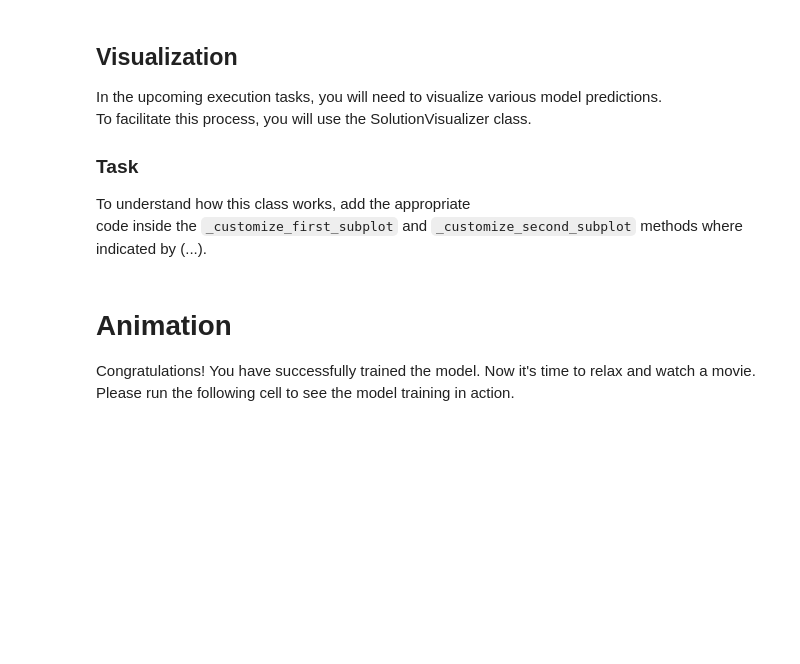
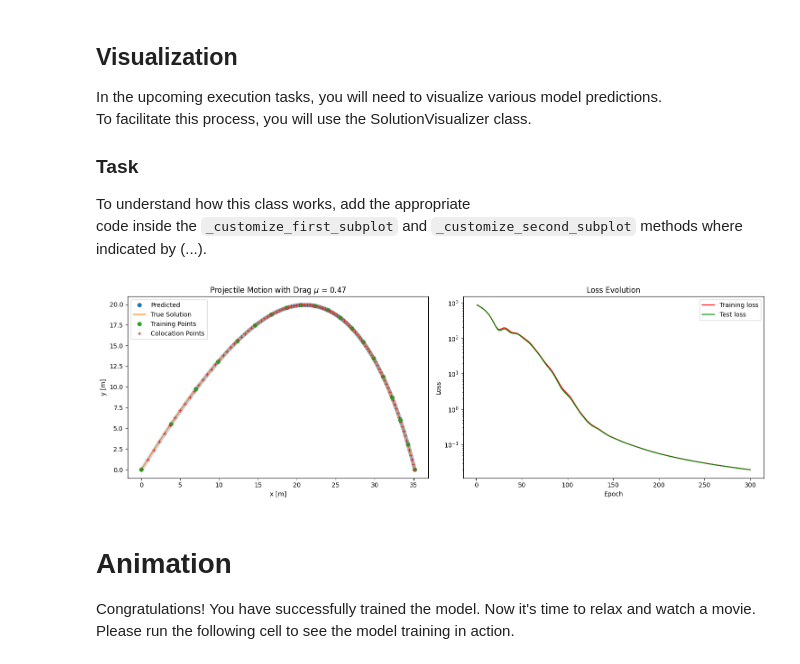
Before and after one commit to justlikemanuel/ZnPINNLab, a Jupyter notebook: day1/projectile_motion_template.ipynb, the cells around one changed output. Cells and saved outputs as stored; diff of their text form; code cells hidden in the pictures; blank space fills up the shorter version.

```diff
--- a/day1/projectile_motion_template.ipynb
+++ b/day1/projectile_motion_template.ipynb
@@ -417,12 +445,12 @@ def compute_data_loss(model : nn.Module, dataset: dict):
     """
     # Step 1: Compute predicted x and y values using the neural network model.
     #         Replace ... with the appropriate code.
-    #x_pred, y_pred = model(...)
+    x_pred, y_pred = model(dataset["inputs"])
 
     # Step 2: Calculate mean squared error loss
     mse_loss = nn.MSELoss()
-    #loss_x = mse_loss(x_pred, dataset["targets_x"])
-    #loss_y =
+    loss_x = mse_loss(x_pred, dataset["targets_x"])
+    loss_y = mse_loss(y_pred, dataset["targets_y"])
 
     # Assert section: Ensures the correct shapes and values (explanation in the next cell)
     if model == Dummy_NN:
@@ -434,7 +462,7 @@ def compute_data_loss(model : nn.Module, dataset: dict):
         assert round(loss_y.item(), 6) == 209.860199, "Incorrect value for loss_y"
 
     # Step 3: Return the combined (x and y) data loss
-    pass # replace the pass statement with the return statement
+    return loss_x + loss_y # replace the pass statement with the return statement
 # %% [markdown]
 __Checkpoint:__
 In the next cell, you will test your defined ``compute_data_loss`` function on a generated dataset ``dummy_train_ds`` and an instance ``Dummy_NN`` of the PINN.
@@ -607,14 +641,17 @@ def compute_total_loss(model : nn.Module, dataset: dict, activate_physics=False)
         The combined total loss considering data and physics constraints.
     """
     # Step 1: Calculate the data loss
-    #data_loss =
+    data_loss = compute_data_loss(model, dataset)
 
     # Step 2: Calculate the physics-informed loss if 'activate_physics' is True
-
+    if activate_physics:
+        physics_loss = compute_physics_informed_loss(model, dataset)
+    else:
+        physics_loss = torch.tensor(0.0, requires_grad=True)
 
     # Step 3: Combine data loss and physics loss (if activated) and return the total loss
 
-    pass # replace the pass statement with the return statement
+    return data_loss + physics_loss
 # %% [markdown]
 __Checkpoint:__
 If you run the following cell and no error occurs, it means that your `compute_total_loss` function has been implemented correctly.
@@ -691,8 +730,8 @@ def execute(
     """
 
     # Step 1: Configure optimizer
-    # params =
-    optimizer = optim.Adam(...)  # Replace the '...' with the model parameters and the learning rate.
+    params = model.parameters()
+    optimizer = optim.Adam(params, lr=lr)  # Replace the '...' with the model parameters and the learning rate.
 
     # Initialize the dictionary and lists
     predictions_dict = {}
@@ -707,8 +746,8 @@ def execute(
     for epoch in loading_bar:
 
         # Step 3: Compute the total loss for the training and the test data.
-        #train_loss =
-        #test_loss =
+        train_loss = compute_total_loss(model, train_ds, activate_physics)
+        test_loss = compute_total_loss(model, test_ds, activate_physics)
 
         # Calculate the training loss ('train_loss') gradients using backpropagation,
         # then update the model parameters
@@ -765,7 +804,10 @@ ___
 ___
 # %%
 # Step 1: Initialize the model by calling the PINN class created earlier.
-
+model = PINN()
 # Step 2: Generate training and test datasets by calling the 'prepare_data' function.
-
+dataset_train, dataset_test = prepare_data(time, position)
 # Step 3: Execute the training and testing of the model.
+num_epochs = 300
+learning_rate = 0.005
+results = execute(model, dataset_train, dataset_test, lr=learning_rate, num_epochs=num_epochs, activate_physics=True)
@@ -777,8 +825,10 @@ To facilitate this process, you will use the SolutionVisualizer class.
 To understand how this class works, add the appropriate
 code inside the `_customize_first_subplot` and `_customize_second_subplot` methods where indicated by (...).
 # %%
-Visualizer = SolutionVisualizer(predictions_dict)
+Visualizer = SolutionVisualizer(results)
 Visualizer.plot_solution(title=rf'Projectile Motion with Drag $\mu$ = {physical_system.drag_coeff:.2f}') # Add title
+# %% [output]
+[figure, added]
 # %% [markdown]
 # Animation
 Congratulations! You have successfully trained the model. Now it's time to relax and watch a movie.
```
Also changed, not shown: parts of 16 cells of this notebook.
